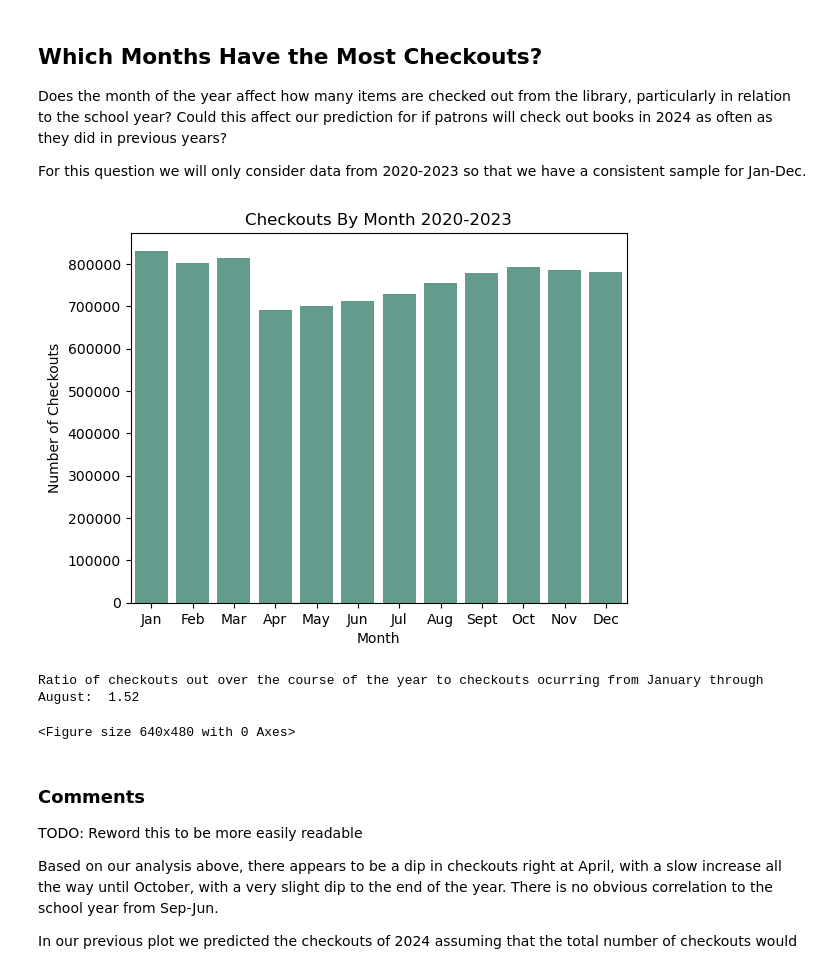
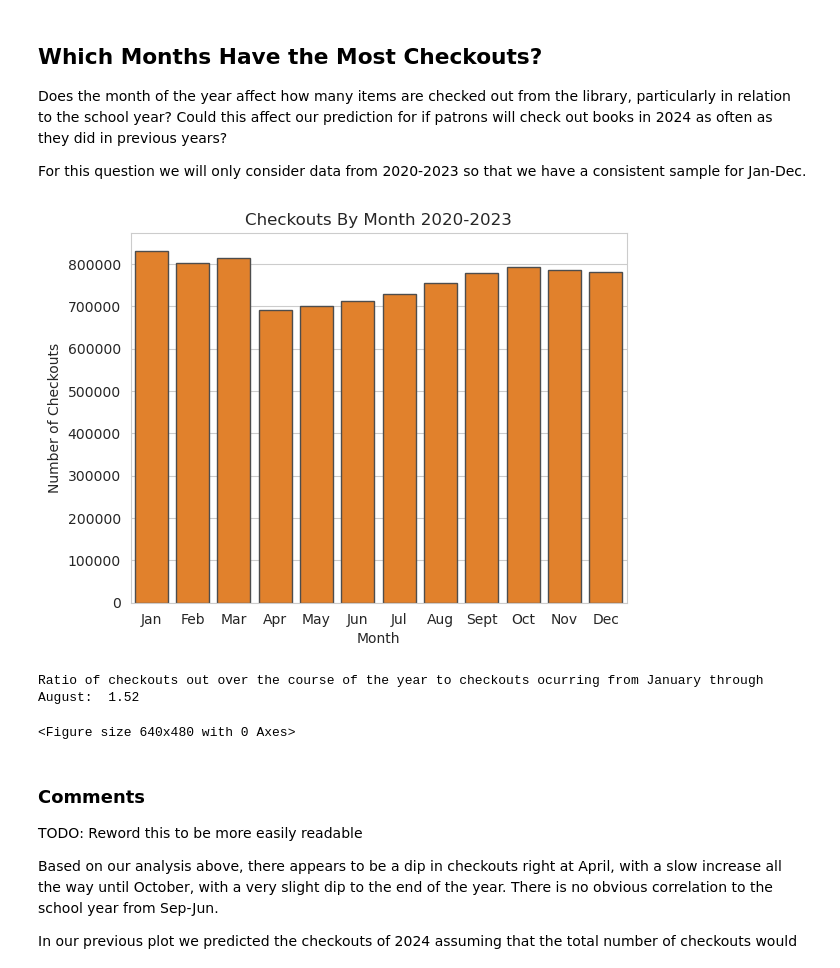
Before and after one commit to grace-blip/Seattle-Library-Project, a Jupyter notebook: Seattle_Library_Analysis.ipynb, the cells around one changed output. Drawn from its saved outputs; the diff is of its cells as text; code cells hidden in the pictures.

Commit message:
Completed author plot, a few TODO elements to complete

```diff
--- a/Seattle_Library_Analysis.ipynb
+++ b/Seattle_Library_Analysis.ipynb
@@ -51,11 +52,12 @@ checkouts_per_year = checkouts[['CheckoutYear','Title']].groupby(by='CheckoutYea
 checkouts_per_year["ProjectedCheckoutCount"]= 0
 checkouts_per_year.loc[checkouts_per_year['CheckoutYear'] == 2024, 'ProjectedCheckoutCount'] = int(1.5*(checkouts_per_year.loc[checkouts_per_year['CheckoutYear'] == 2024, 'CheckoutCount']).iloc[0])
 # %%
-palette = sns.color_palette(palette='crest')
+palette = sns.color_palette(palette='tab10', n_colors=10)
+sns.set_style("whitegrid")
 
-sns.barplot(data = checkouts_per_year, x = 'CheckoutYear', y = 'ProjectedCheckoutCount', label = 'Projected Checkouts', color = palette[0])
-sns.barplot(data = checkouts_per_year, x = 'CheckoutYear', y = 'CheckoutCount', label = 'Recorded Checkouts', color = palette[4])
-plt.title('Number of Checkouts Ocurring Each Year')
+sns.barplot(data = checkouts_per_year, x = 'CheckoutYear', y = 'ProjectedCheckoutCount', label = 'Projected Checkouts', color = palette[0], edgecolor=".3")
+sns.barplot(data = checkouts_per_year, x = 'CheckoutYear', y = 'CheckoutCount', label = 'Recorded Checkouts', color = palette[3], edgecolor='.3')
+plt.title('Number of Checkouts Ocurring Each Year',fontsize=15, fontweight=0)
 plt.xlabel('Year')
 plt.ylabel('Number of Checkouts')
 plt.ticklabel_format(style='plain', axis='y')
@@ -79,20 +81,20 @@ For this question we will only consider data from 2020-2023 so that we have a co
 checkouts_20_23 = checkouts[checkouts['CheckoutYear'] != 2024]
 checkouts_by_month = checkouts_20_23[['CheckoutMonth','Title']].groupby(by='CheckoutMonth', as_index=False).count().rename(columns={'Title':'CheckoutCount'})
 # %%
-sns.barplot(data=checkouts_by_month, x='CheckoutMonth', y= 'CheckoutCount', color = palette[1])
+sns.barplot(data=checkouts_by_month, x='CheckoutMonth', y= 'CheckoutCount', color = palette[1],edgecolor='.3')
 plt.title('Checkouts By Month 2020-2023')
 plt.ylabel('Number of Checkouts')
 plt.xlabel('Month')
 ax = plt.gca()
 ax.set_xticks(range(0,12))
 ax.set_xticklabels(['Jan','Feb','Mar','Apr','May','Jun','Jul','Aug','Sept','Oct','Nov','Dec'])
 plt.show()
 plt.clf()
 
 total_checkout_ratio = checkouts_20_23['Title'].count()/checkouts_20_23[checkouts_20_23['CheckoutMonth'].isin(range(1,9))]['Title'].count()
 print('Ratio of checkouts out over the course of the year to checkouts ocurring from January through August: ',"%.2f" % total_checkout_ratio)
 # %% [output]
-[figure, old version]
+[figure, new version]
 Ratio of checkouts out over the course of the year to checkouts ocurring from January through August:  1.52
 <Figure size 640x480 with 0 Axes>
 # %% [markdown]
```
Also changed, not shown: parts of 9 cells of this notebook.
